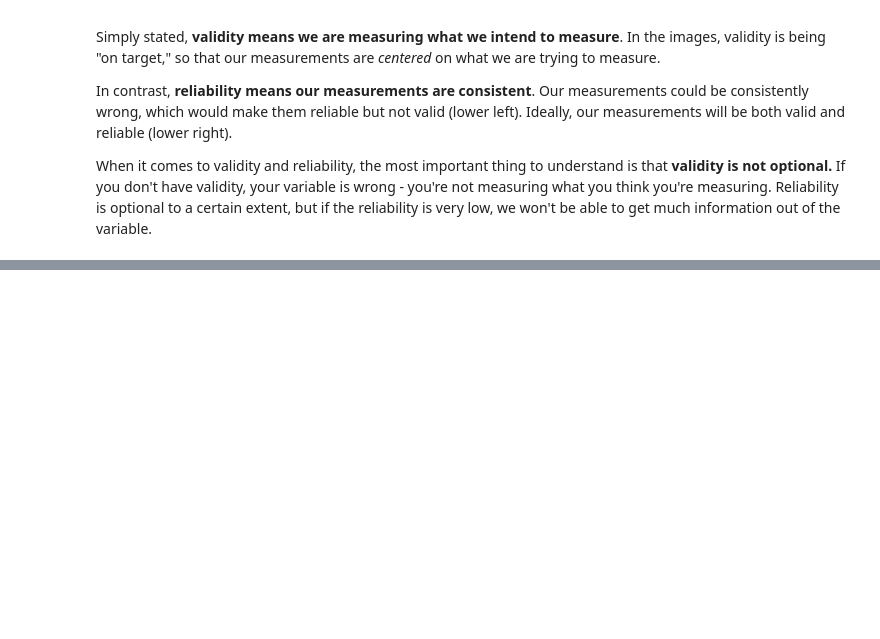
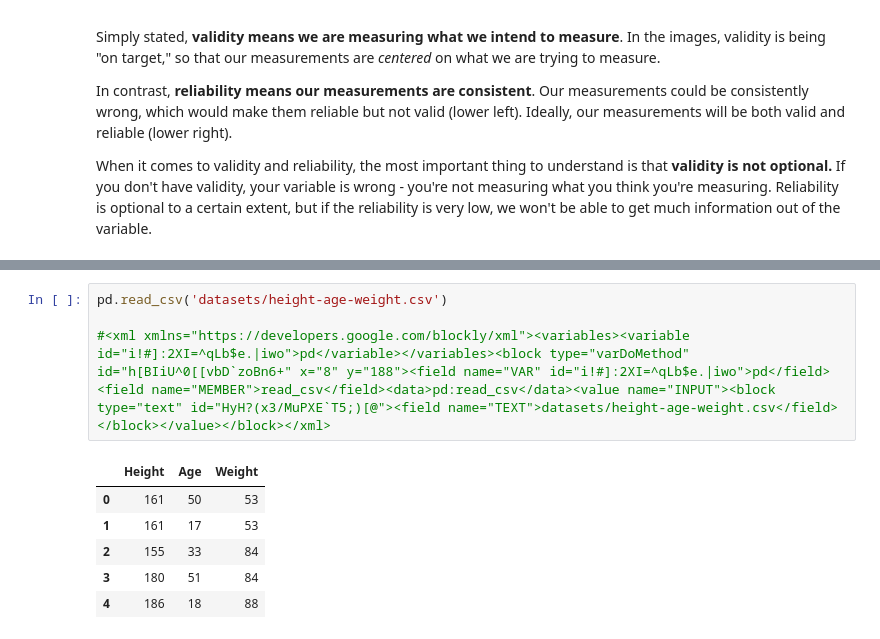
Before and after one commit to memphis-iis/datawhys-content-notebooks-python, a Jupyter notebook: Data-science-and-the-nature-of-data.ipynb, the cells around one changed output, grey strips where cells are left out. Drawn from its saved outputs; the diff is of its cells as text; blank space fills up the shorter version.

Commit message:
Finished nature of data v1, added companion dataset

```diff
--- a/Data-science-and-the-nature-of-data.ipynb
+++ b/Data-science-and-the-nature-of-data.ipynb
@@ -341,0 +431,11 @@ import seaborn as sns
+# %%
+pd.read_csv('datasets/height-age-weight.csv')
+
+#<xml xmlns="https://developers.google.com/blockly/xml"><variables><variable id="i!#]:2XI=^qLb$e.|iwo">pd</variable></variables><block type="varDoMethod" id="h[BIiU^0[[vbD`zoBn6+" x="8" y="188"><field name="VAR" id="i!#]:2XI=^qLb$e.|iwo">pd</field><field name="MEMBER">read_csv</field><data>pd:read_csv</data><value name="INPUT"><block type="text" id="HyH?(x3/MuPXE`T5;)[@"><field name="TEXT">datasets/height-age-weight.csv</field></block></value></block></xml>
+# %% [output]
+|  | Height | Age | Weight |
+| 0 | 161 | 50 | 53 |
+| 1 | 161 | 17 | 53 |
+| 2 | 155 | 33 | 84 |
+| 3 | 180 | 51 | 84 |
+| 4 | 186 | 18 | 88 |
```
Also changed, not shown: parts of 28 cells of this notebook, 1 other file.
